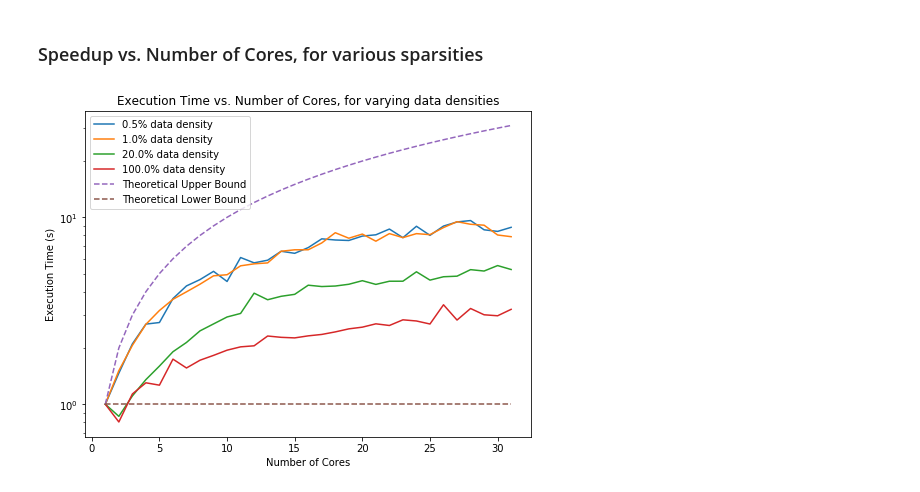
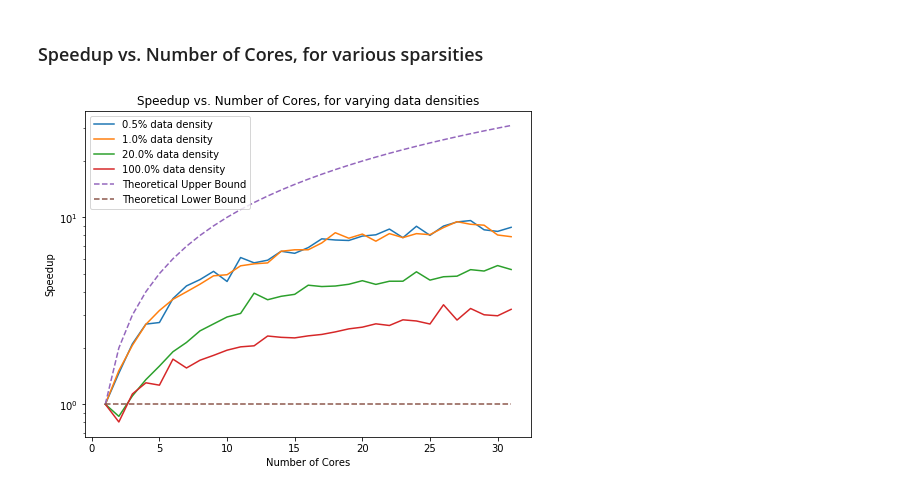
Before and after one commit to mstecklein/LargeScaleOptimization2_FinalProject_Hogwild, a Jupyter notebook: data/Speedup and Sparsity.ipynb, the cells around one changed output. Cells and saved outputs as stored; diff of their text form; code cells hidden in the pictures.

```diff
--- a/data/Speedup and Sparsity.ipynb
+++ b/data/Speedup and Sparsity.ipynb
@@ -53,21 +53,21 @@ plt.show()
 # %%
 plt.figure(figsize=(8,6))
 num_cores = range(1, max_num_cores)
 
 for sparsity in sparsities:
     exe_time_vs_cores = get_execution_times(max_num_cores, sparsity)
     speedup_vs_cores = [exe_time_vs_cores[0] / t for t in exe_time_vs_cores]
     f_sparsity = float(sparsity) / 10.0
     plt.plot(num_cores, speedup_vs_cores, label="%.1f%% data density" % f_sparsity)
 
 plt.plot(num_cores, num_cores, label="Theoretical Upper Bound", linestyle='dashed')
 plt.plot(num_cores, np.ones(len(num_cores)), label="Theoretical Lower Bound", linestyle='dashed')
 
 plt.xlabel('Number of Cores')
-plt.ylabel('Execution Time (s)')
+plt.ylabel('Speedup')
 plt.yscale('log')
-plt.title('Execution Time vs. Number of Cores, for varying data densities')
+plt.title('Speedup vs. Number of Cores, for varying data densities')
 plt.legend()
 plt.show()
 # %% [output]
-[figure, old version]
+[figure, new version]
```
